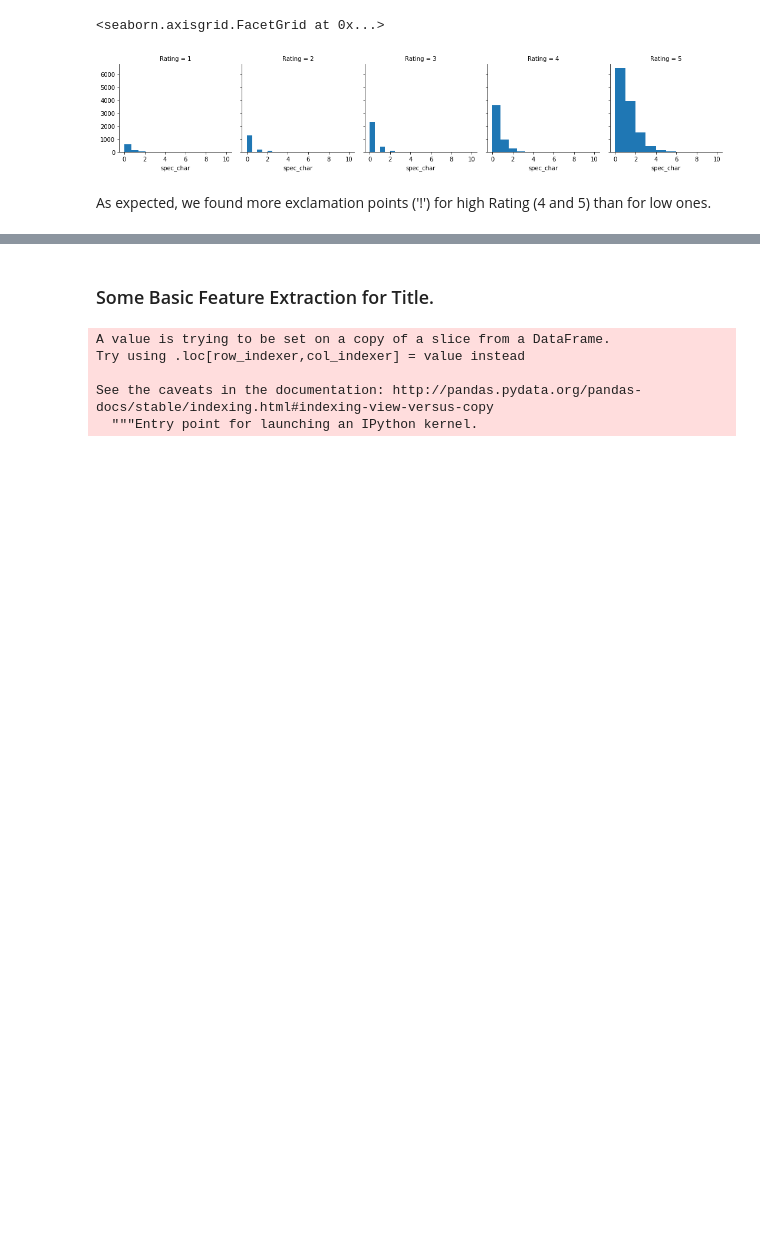
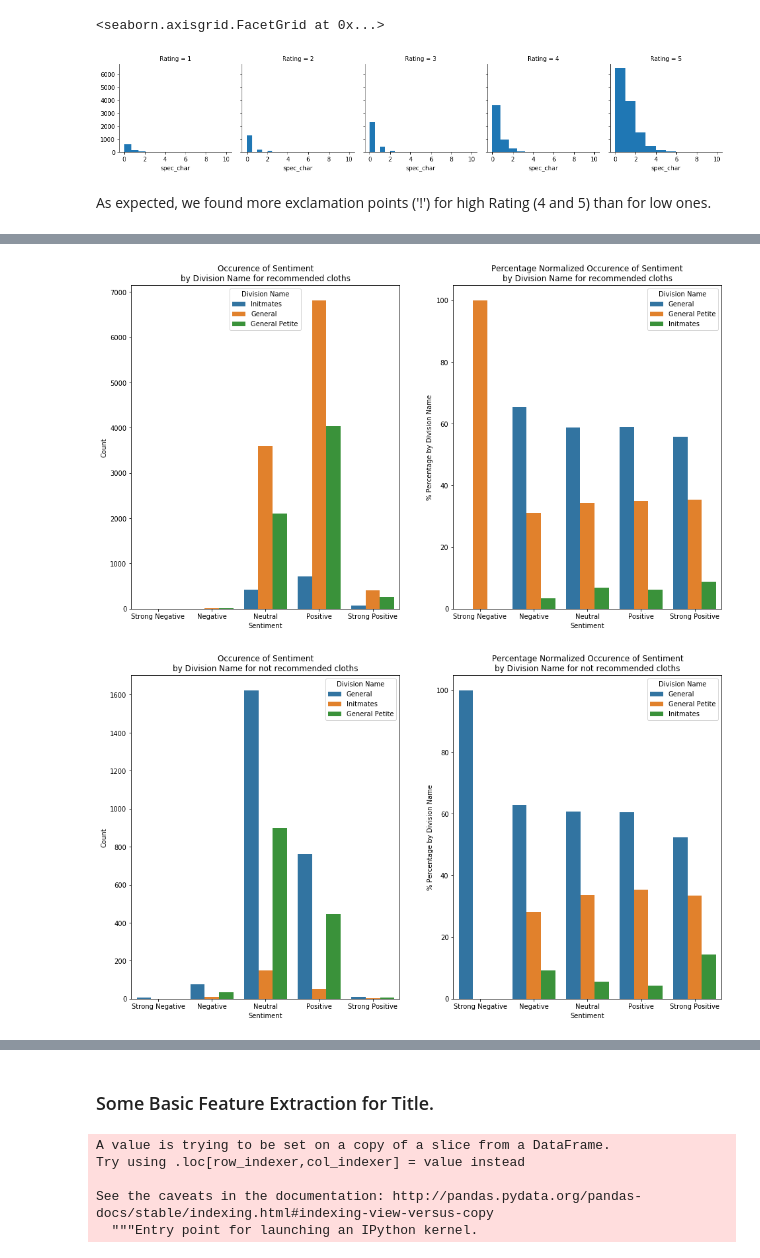
Before and after one commit to LisaB83/Analysis-on-e-commerce-reviews, a Jupyter notebook: Capstone_Project_NLP.ipynb, the cells around one changed output, grey strips where cells are left out. Drawn from its saved outputs; the diff is of its cells as text; code cells hidden in the pictures; blank space fills up the shorter version.

```diff
--- a/Capstone_Project_NLP.ipynb
+++ b/Capstone_Project_NLP.ipynb
@@ -194,0 +800,48 @@ As expected, we found more exclamation points ('!') for high Rating (4 and 5) th
+# %%
+rev_new_rec = rev_new[rev_new['Recommended IND'] == 1]
+rev_new_no_rec = rev_new[rev_new['Recommended IND'] == 0]
+
+x, hue = "Sentiment", "Division Name"
+
+
+f, axes = plt.subplots(1, 2, figsize=(16, 9))
+sns.countplot(x=x, hue=hue, data=rev_new_rec, ax=axes[0],order=["Strong Negative", "Negative","Neutral","Positive", "Strong Positive"])
+axes[0].set_title("Occurence of {}\nby {} for recommended cloths".format(x, hue))
+axes[0].set_ylabel("Count")
+
+prop_df = (rev_new_rec[[x, hue]]
+     .reset_index(drop=True)
+     .groupby([x])[hue]
+     .value_counts(normalize=True)
+     .rename('Percentage').mul(100)
+     .reset_index()
+     .sort_values(hue))
+
+sns.barplot(x=x, y="Percentage", hue=hue, data=prop_df, ax=axes[1], order=["Strong Negative", "Negative","Neutral","Positive", "Strong Positive"])
+axes[1].set_title("Percentage Normalized Occurence of {}\nby {} for recommended cloths".format(x, hue))
+axes[1].set_ylabel("% Percentage by {}".format(hue))
+plt.savefig('Figures/Sent_by_DN_yes.jpg', bbox_inches='tight')
+plt.show()
+
+
+f, axes = plt.subplots(1, 2, figsize=(16, 9))
+sns.countplot(x=x, hue=hue, data=rev_new_no_rec, ax=axes[0],order=["Strong Negative", "Negative","Neutral","Positive", "Strong Positive"])
+axes[0].set_title("Occurence of {}\nby {} for not recommended cloths".format(x, hue))
+axes[0].set_ylabel("Count")
+
+prop_df = (rev_new_no_rec[[x, hue]]
+     .reset_index(drop=True)
+     .groupby([x])[hue]
+     .value_counts(normalize=True)
+     .rename('Percentage').mul(100)
+     .reset_index()
+     .sort_values(hue))
+
+sns.barplot(x=x, y="Percentage", hue=hue, data=prop_df, ax=axes[1], order=["Strong Negative", "Negative","Neutral","Positive", "Strong Positive"])
+axes[1].set_title("Percentage Normalized Occurence of {}\nby {} for not recommended cloths".format(x, hue))
+axes[1].set_ylabel("% Percentage by {}".format(hue))
+plt.savefig('Figures/Sent_by_DN_not.jpg', bbox_inches='tight')
+plt.show()
+# %% [output]
+[figure, added]
+[figure, added]
```
Also changed, not shown: parts of 72 cells of this notebook.
